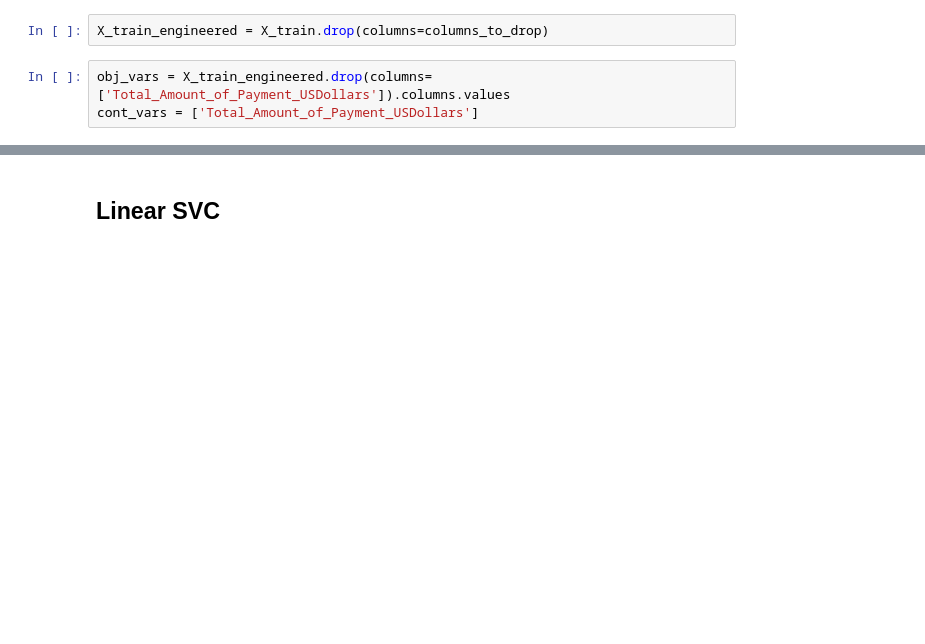
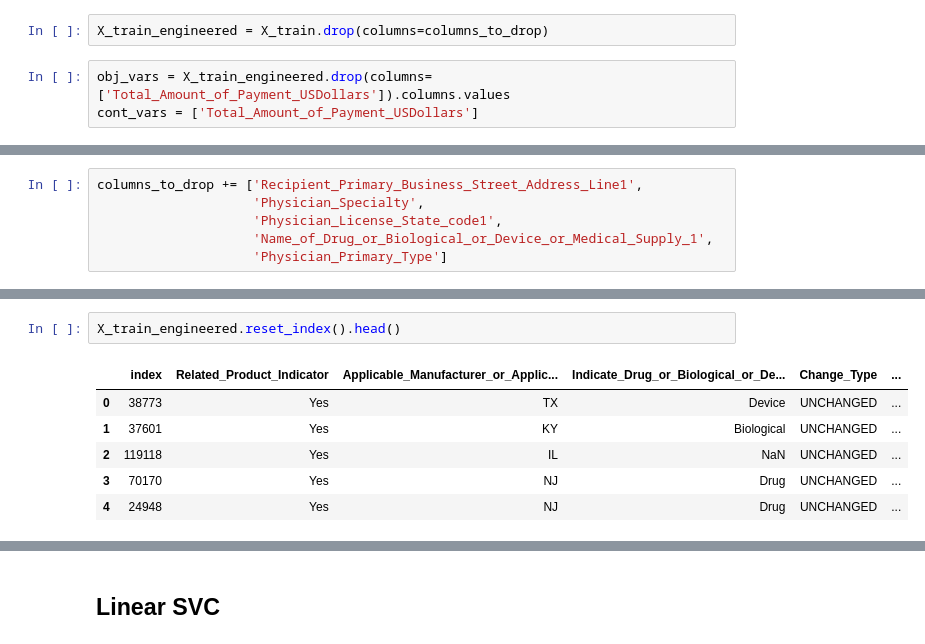
Before and after one commit to AntoniaLovjer/Hospital-Payments, a Jupyter notebook: 01_feature_selection-Annie.ipynb, the cells around one changed output, grey strips where cells are left out. Cells and saved outputs as stored; diff of their text form; blank space fills up the shorter version.

```diff
--- a/01_feature_selection-Annie.ipynb
+++ b/01_feature_selection-Annie.ipynb
@@ -340,0 +444,6 @@ Index(['Physician_Primary_Type',
+# %%
+columns_to_drop += ['Recipient_Primary_Business_Street_Address_Line1',
+                    'Physician_Specialty',
+                    'Physician_License_State_code1',
+                    'Name_of_Drug_or_Biological_or_Device_or_Medical_Supply_1',
+                    'Physician_Primary_Type']
@@ -596,0 +560,9 @@ model_scores
+# %%
+X_train_engineered.reset_index().head()
+# %% [output]
+|  | index | Related_Product_Indicator | Applicable_Manufacturer_or_Applic... | Indicate_Drug_or_Biological_or_De... | Change_Type | ... |
+| 0 | 38773 | Yes | TX | Device | UNCHANGED | ... |
+| 1 | 37601 | Yes | KY | Biological | UNCHANGED | ... |
+| 2 | 119118 | Yes | IL | NaN | UNCHANGED | ... |
+| 3 | 70170 | Yes | NJ | Drug | UNCHANGED | ... |
+| 4 | 24948 | Yes | NJ | Drug | UNCHANGED | ... |
```
Also changed, not shown: parts of 105 cells of this notebook, 1 other file.
